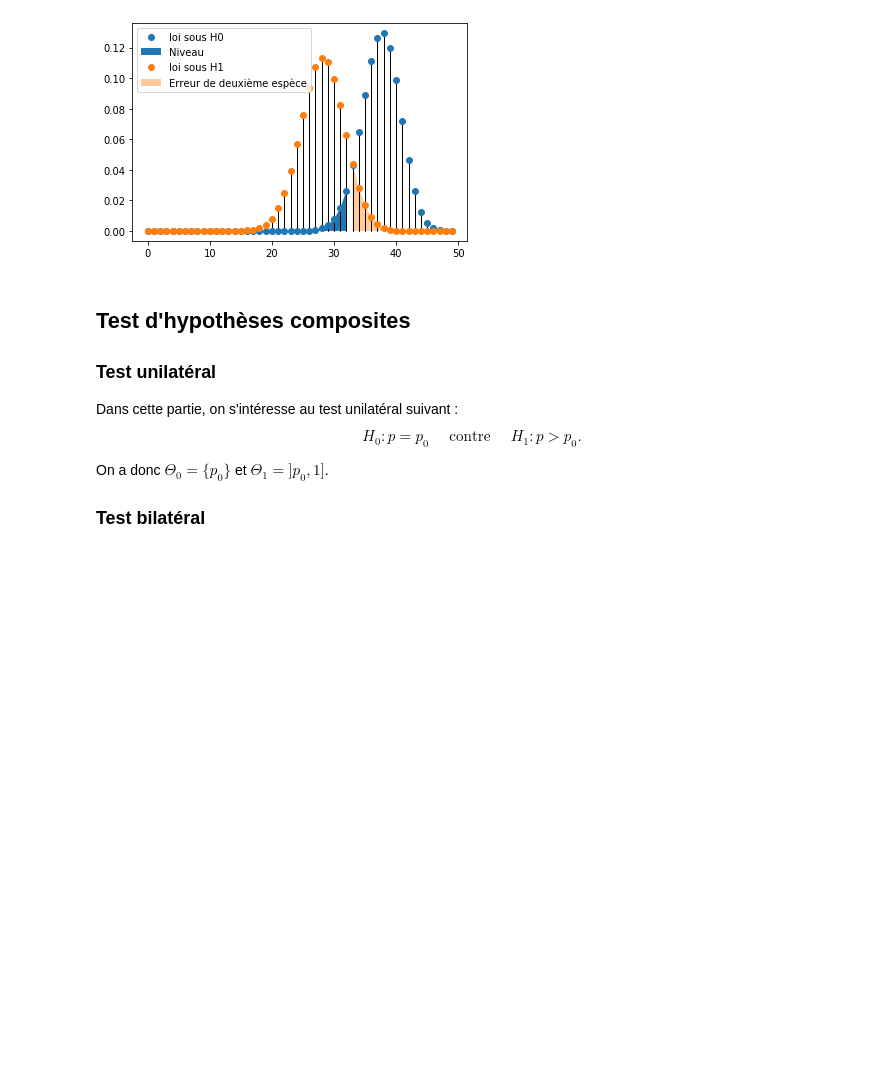
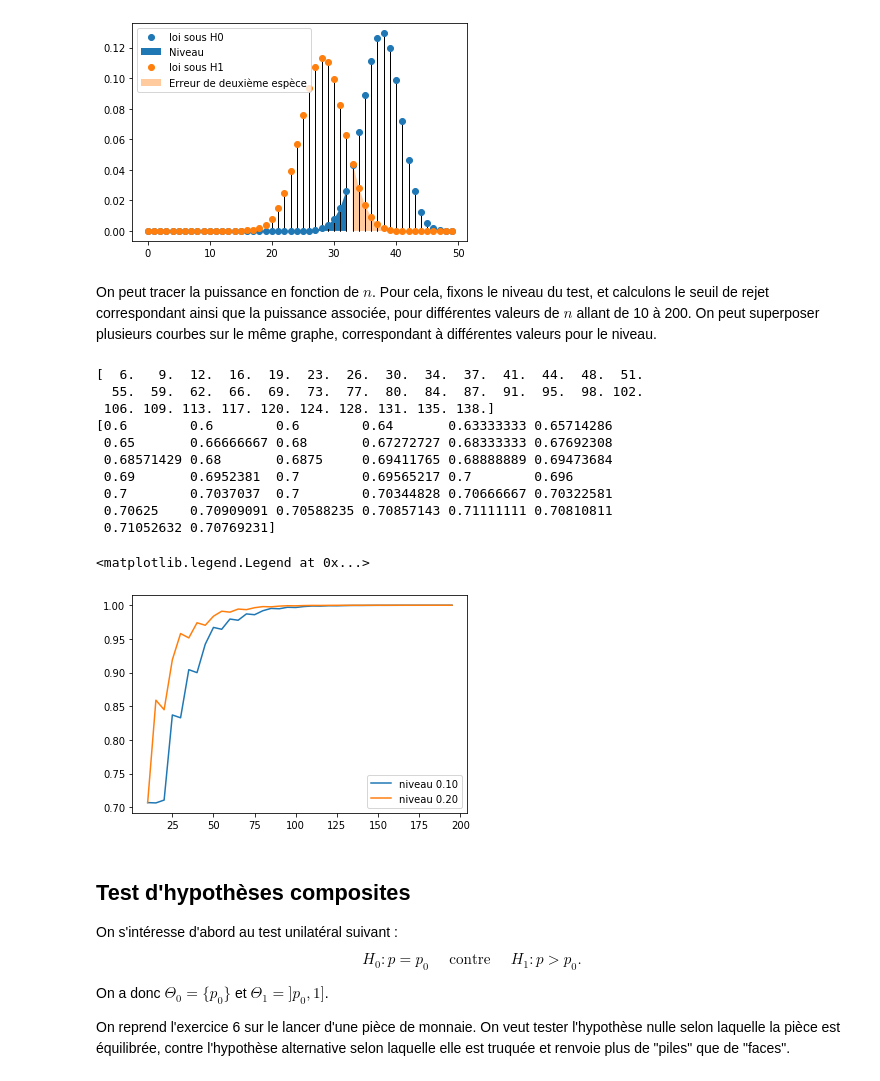
Before and after one commit to baeyc/tpTestsL3MASS, a Jupyter notebook: tp1.ipynb, the cells around one changed output. Cells and saved outputs as stored; diff of their text form; code cells hidden in the pictures; blank space fills up the shorter version.

```diff
--- a/tp1.ipynb
+++ b/tp1.ipynb
@@ -132,13 +132,44 @@ ax.legend((pdf0[0],auc0,pdf1[0],err2esp), ('loi sous H0', 'Niveau', 'loi sous H1
 # %% [output]
 <matplotlib.legend.Legend at 0x...>
 [figure]
+# %% [markdown]
+On peut tracer la puissance en fonction de $n$. Pour cela, fixons le niveau du test, et calculons le seuil de rejet correspondant ainsi que la puissance associée, pour différentes valeurs de $n$ allant de 10 à 200. On peut superposer plusieurs courbes sur le même graphe, correspondant à différentes valeurs pour le niveau.
+# %%
+niveau = 0.10
+n = np.arange(10,200,5)
+seuil_rejet =  binom.ppf(niveau,n,p0)
+print(seuil_rejet)
+# si on ramène le seuil de rejet à une proportion entre 0 et 1, on s'aperçoit que ce seuil augmente lorsque n
+# augmente : autrement dit, plus n est grand, plus on est capable de détecter de petites différences entre
+# H0 et H1. Avec n=10000, on rejette si on observe une proportion inférieure ou égale à 74,29% au lieu de 75%
+# sous H0.
+print(seuil_rejet/n)
+
+plt.plot(n,binom.cdf(seuil_rejet,n,p1), label="niveau 0.10")
+
+niveau = 0.20
+seuil_rejet =  binom.ppf(niveau,n,p0)
+plt.plot(n,binom.cdf(seuil_rejet,n,p1), label="niveau 0.20")
+plt.legend()
+# %% [output]
+[  6.   9.  12.  16.  19.  23.  26.  30.  34.  37.  41.  44.  48.  51.
+  55.  59.  62.  66.  69.  73.  77.  80.  84.  87.  91.  95.  98. 102.
+ 106. 109. 113. 117. 120. 124. 128. 131. 135. 138.]
+[0.6        0.6        0.6        0.64       0.63333333 0.65714286
+ 0.65       0.66666667 0.68       0.67272727 0.68333333 0.67692308
+ 0.68571429 0.68       0.6875     0.69411765 0.68888889 0.69473684
+ 0.69       0.6952381  0.7        0.69565217 0.7        0.696
+ 0.7        0.7037037  0.7        0.70344828 0.70666667 0.70322581
+ 0.70625    0.70909091 0.70588235 0.70857143 0.71111111 0.70810811
+ 0.71052632 0.70769231]
+<matplotlib.legend.Legend at 0x...>
+[figure, added]
 # %% [markdown]
 ## Test d'hypothèses composites
 
-### Test unilatéral
-
-Dans cette partie, on s'intéresse au test unilatéral suivant :
+On s'intéresse d'abord au test unilatéral suivant :
 $$ H_0 : p = p_0 \quad \text{ contre } \quad H_1 : p > p_0.$$
 
 On a donc $\Theta_0 = \{p_0\}$ et $\Theta_1 = ]p_0,1]$.
-### Test bilatéral
+
+On reprend l'exercice 6 sur le lancer d'une pièce de monnaie. On veut tester l'hypothèse nulle selon laquelle la pièce est équilibrée, contre l'hypothèse alternative selon laquelle elle est truquée et renvoie plus de "piles" que de "faces".
```
Also changed, not shown: parts of 16 cells of this notebook.
